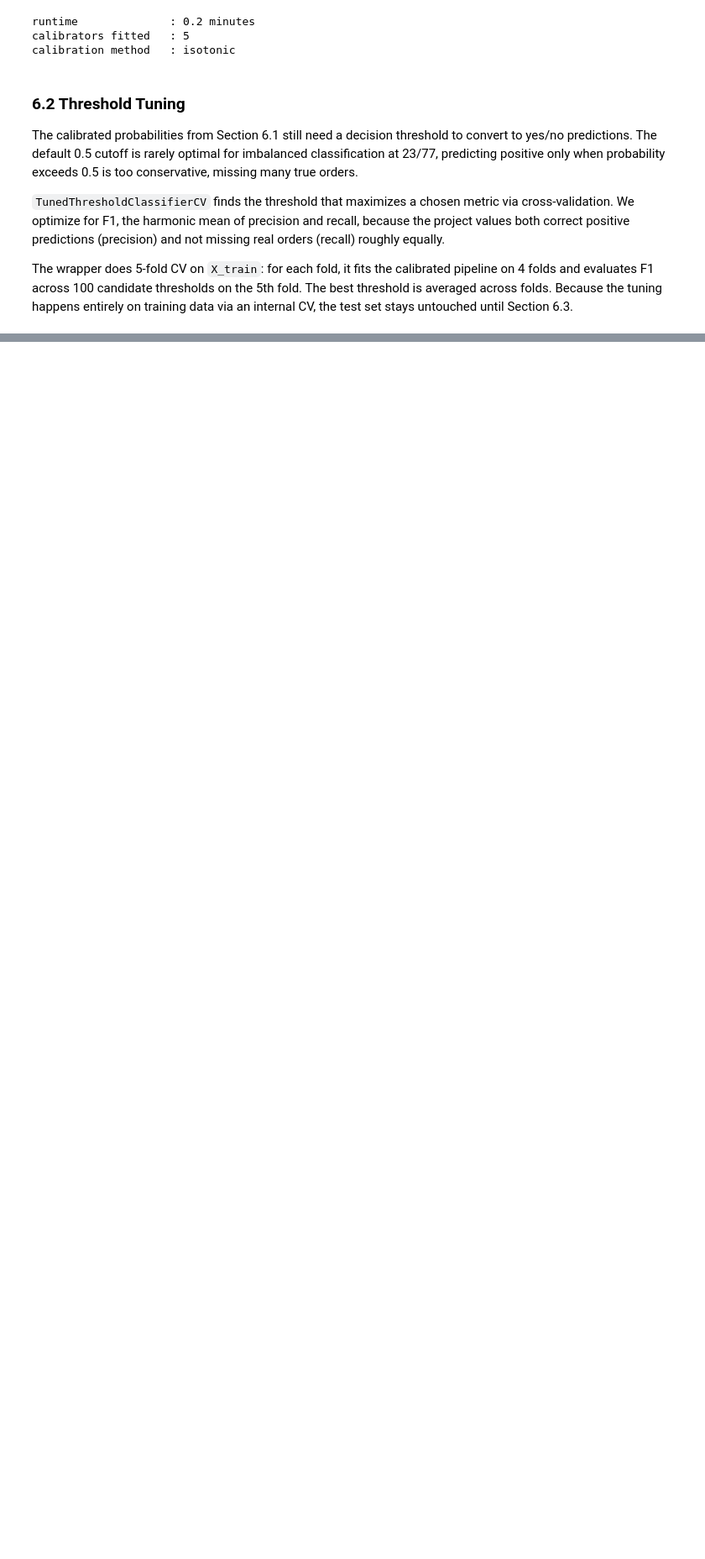
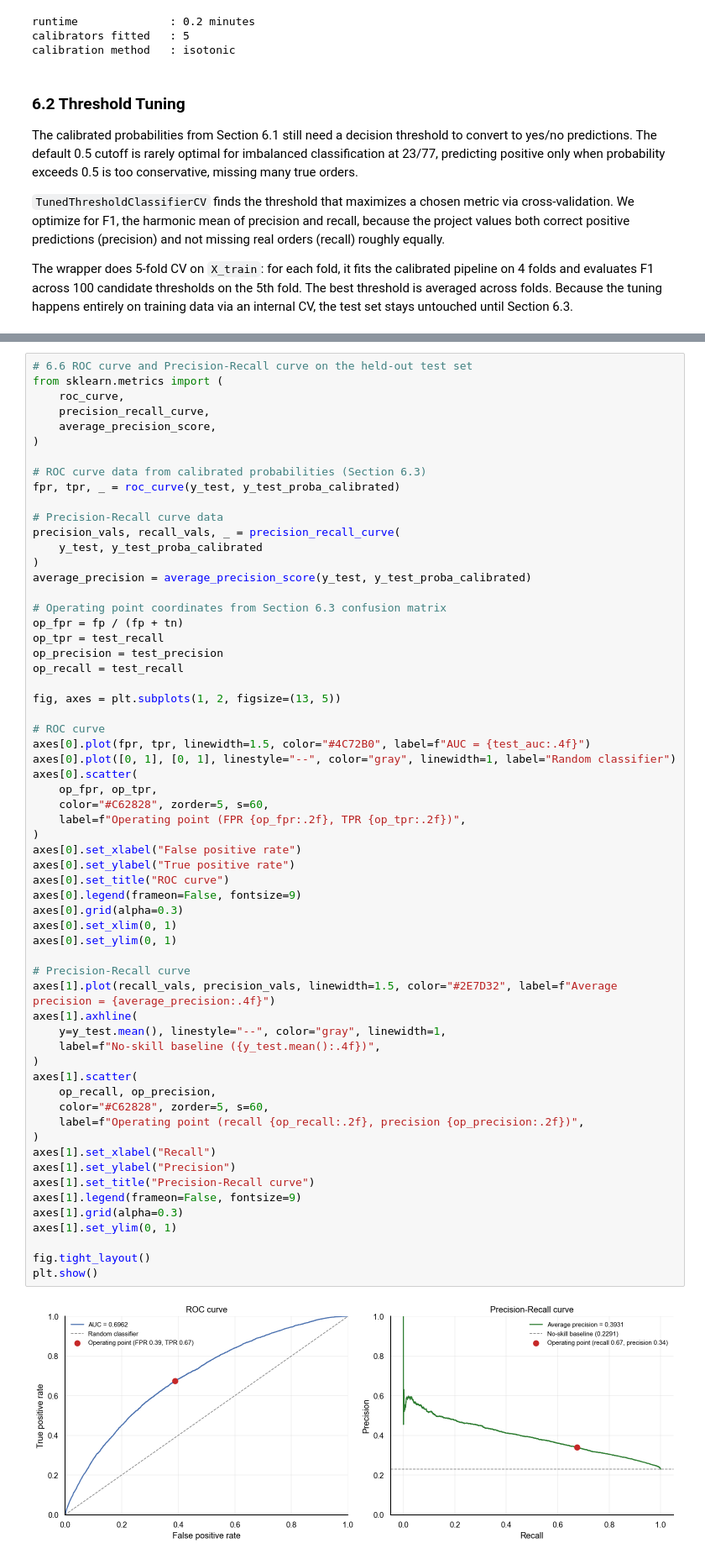
Before and after one commit to Happydeath97/analyticalProjectProductPricing, a Jupyter notebook: notebooks/model_exploration/modeling_random_forest_v2.ipynb, the cells around one changed output, grey strips where cells are left out. Shown at 84% size. Saved outputs shown, nothing was run; the diff lists cells and outputs as text; blank space fills up the shorter version.

```diff
--- a/notebooks/model_exploration/modeling_random_forest_v2.ipynb
+++ b/notebooks/model_exploration/modeling_random_forest_v2.ipynb
@@ -1207,0 +1370,63 @@ Generalization gap
+# %%
+# 6.6 ROC curve and Precision-Recall curve on the held-out test set
+from sklearn.metrics import (
+    roc_curve,
+    precision_recall_curve,
+    average_precision_score,
+)
+
+# ROC curve data from calibrated probabilities (Section 6.3)
+fpr, tpr, _ = roc_curve(y_test, y_test_proba_calibrated)
+
+# Precision-Recall curve data
+precision_vals, recall_vals, _ = precision_recall_curve(
+    y_test, y_test_proba_calibrated
+)
+average_precision = average_precision_score(y_test, y_test_proba_calibrated)
+
+# Operating point coordinates from Section 6.3 confusion matrix
+op_fpr = fp / (fp + tn)
+op_tpr = test_recall
+op_precision = test_precision
+op_recall = test_recall
+
+fig, axes = plt.subplots(1, 2, figsize=(13, 5))
+
+# ROC curve
+axes[0].plot(fpr, tpr, linewidth=1.5, color="#4C72B0", label=f"AUC = {test_auc:.4f}")
+axes[0].plot([0, 1], [0, 1], linestyle="--", color="gray", linewidth=1, label="Random classifier")
+axes[0].scatter(
+    op_fpr, op_tpr,
+    color="#C62828", zorder=5, s=60,
+    label=f"Operating point (FPR {op_fpr:.2f}, TPR {op_tpr:.2f})",
+)
+axes[0].set_xlabel("False positive rate")
+axes[0].set_ylabel("True positive rate")
+axes[0].set_title("ROC curve")
+axes[0].legend(frameon=False, fontsize=9)
+axes[0].grid(alpha=0.3)
+axes[0].set_xlim(0, 1)
+axes[0].set_ylim(0, 1)
+
+# Precision-Recall curve
+axes[1].plot(recall_vals, precision_vals, linewidth=1.5, color="#2E7D32", label=f"Average precision = {average_precision:.4f}")
+axes[1].axhline(
+    y=y_test.mean(), linestyle="--", color="gray", linewidth=1,
+    label=f"No-skill baseline ({y_test.mean():.4f})",
+)
+axes[1].scatter(
+    op_recall, op_precision,
+    color="#C62828", zorder=5, s=60,
+    label=f"Operating point (recall {op_recall:.2f}, precision {op_precision:.2f})",
+)
+axes[1].set_xlabel("Recall")
+axes[1].set_ylabel("Precision")
+axes[1].set_title("Precision-Recall curve")
+axes[1].legend(frameon=False, fontsize=9)
+axes[1].grid(alpha=0.3)
+axes[1].set_ylim(0, 1)
+
+fig.tight_layout()
+plt.show()
+# %% [output]
+[figure, added]
```
Also changed, not shown: parts of 22 cells of this notebook.
